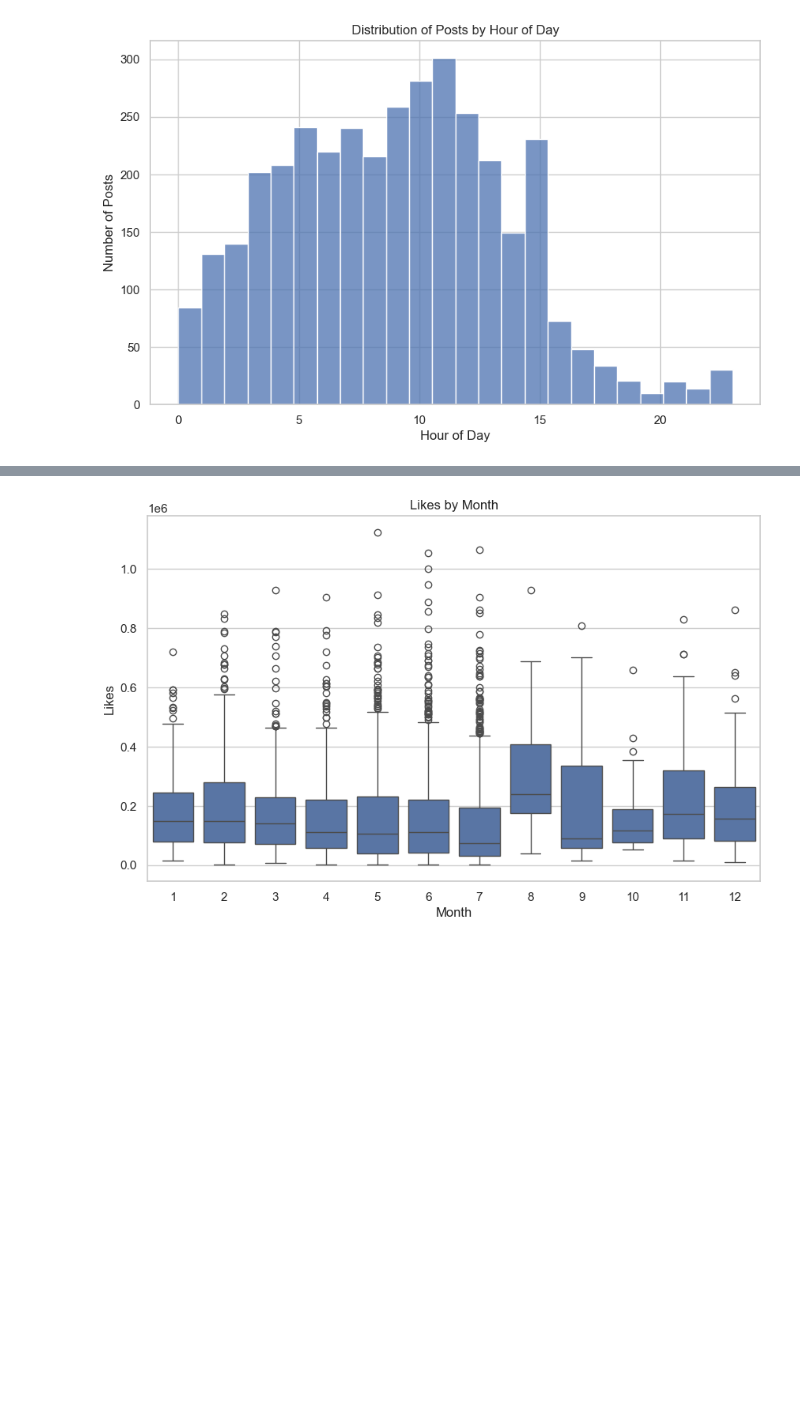
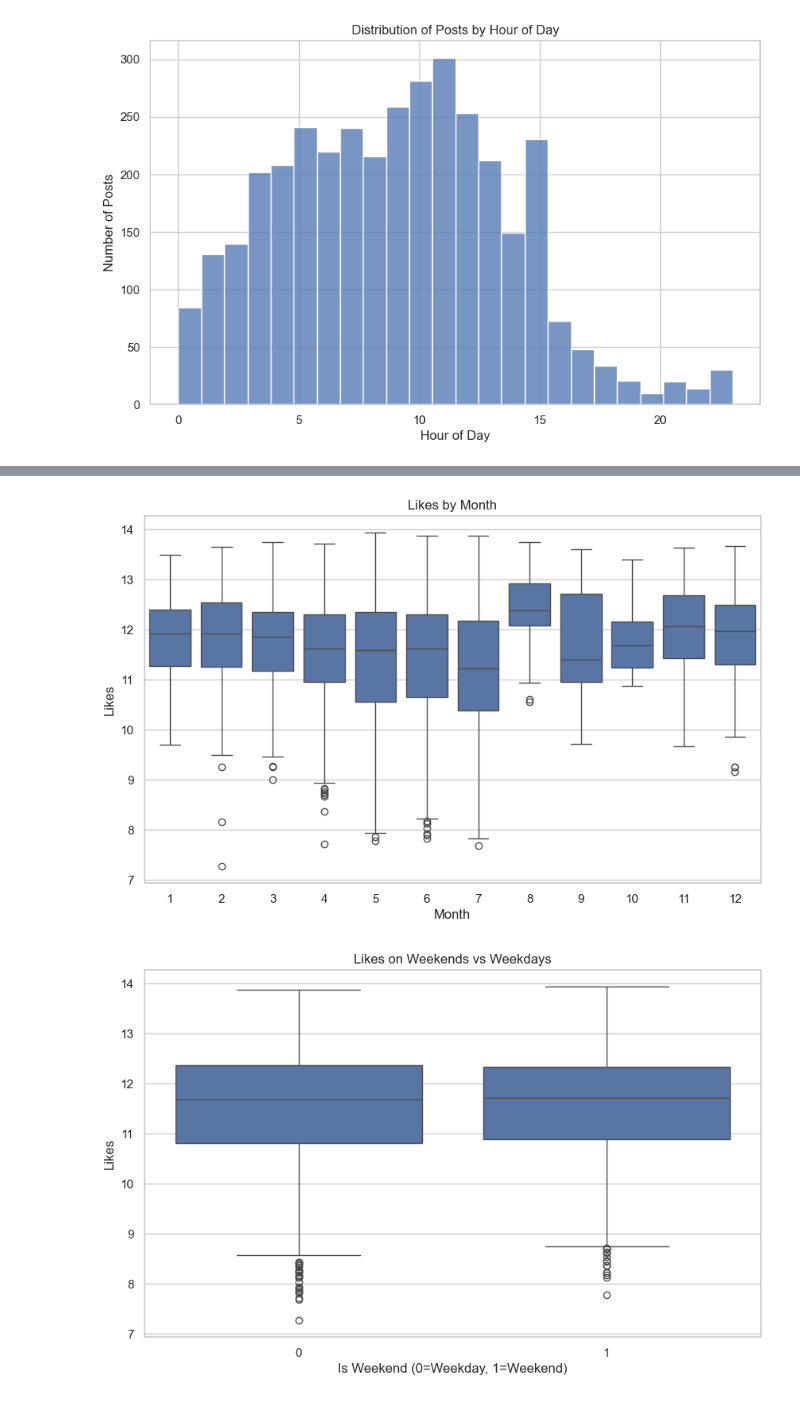
Before and after one commit to highheat4/Instagram_Data_Analysis, a Jupyter notebook: EDA.ipynb, the cells around one changed output, grey strips where cells are left out. Cells and saved outputs as stored; diff of their text form; code cells hidden in the pictures; blank space fills up the shorter version.

```diff
--- a/EDA.ipynb
+++ b/EDA.ipynb
@@ -99,6 +137,5 @@ plt.show()
 # %%
 #Add new features
-data['engagement_rate'] = (data.no_of_comments + data.likes) / data.follower_count_at_t
 data['post_time'] = pd.to_datetime(data['t'], unit='s')
 data['hour_of_day'] = data['post_time'].dt.hour  # Extract hour of the day (0-23)
 data['day_of_week'] = data['post_time'].dt.dayofweek  # Extract day of the week (0=Monday, 6=Sunday)
@@ -138,16 +175,18 @@ plt.show()
 # %%
 plt.figure(figsize=(10,6))
-sns.boxplot(x='month', y='likes', data=data)
+sns.boxplot(x='month', y='log_likes', data=data)
 plt.title('Likes by Month')
 plt.xlabel('Month')
 plt.ylabel('Likes')
 plt.show()
 # %% [output]
-[figure, old version]
+[figure, new version]
 # %%
 plt.figure(figsize=(10,6))
-sns.boxplot(x='is_weekend', y='likes', data=df)
+sns.boxplot(x='is_weekend', y='log_likes', data=data)
 plt.title('Likes on Weekends vs Weekdays')
 plt.xlabel('Is Weekend (0=Weekday, 1=Weekend)')
 plt.ylabel('Likes')
 plt.show()
+# %% [output]
+[figure, added]
```
Also changed, not shown: parts of 14 cells of this notebook, 9 other files.
